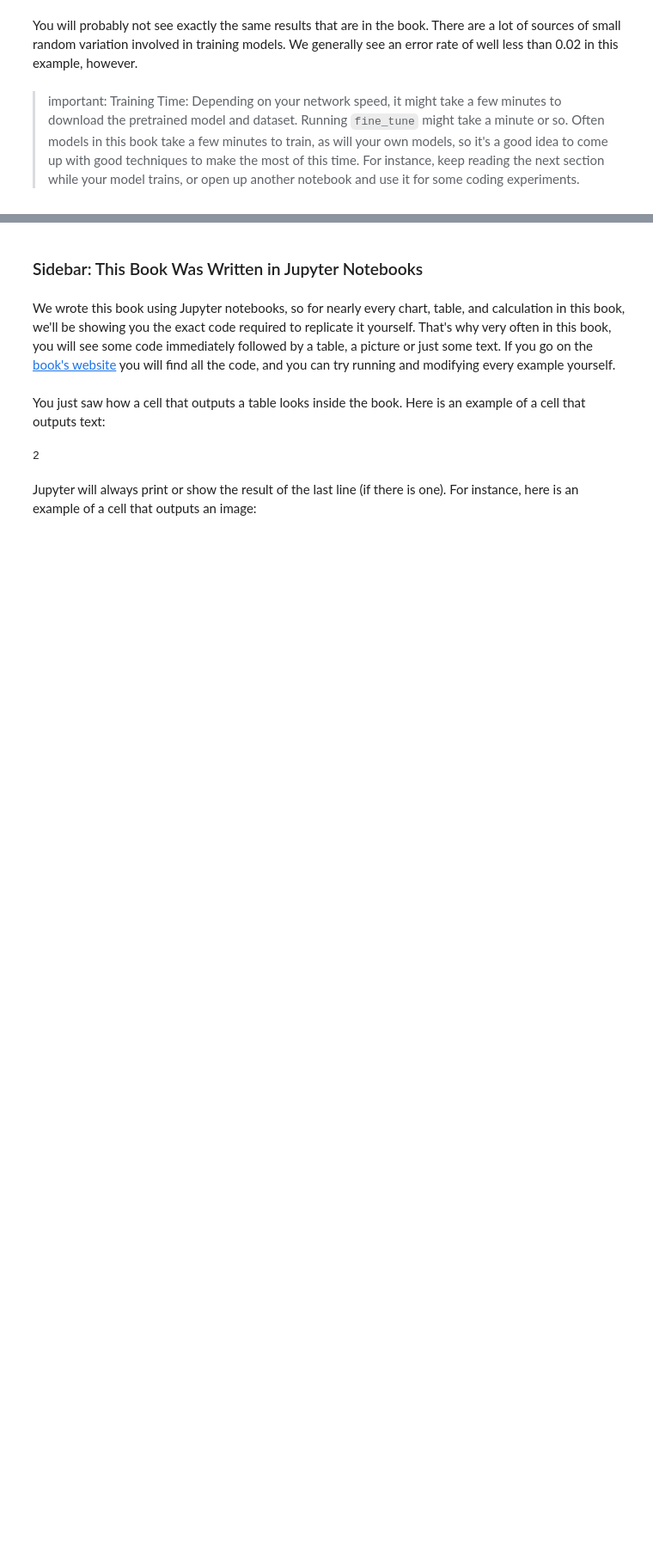
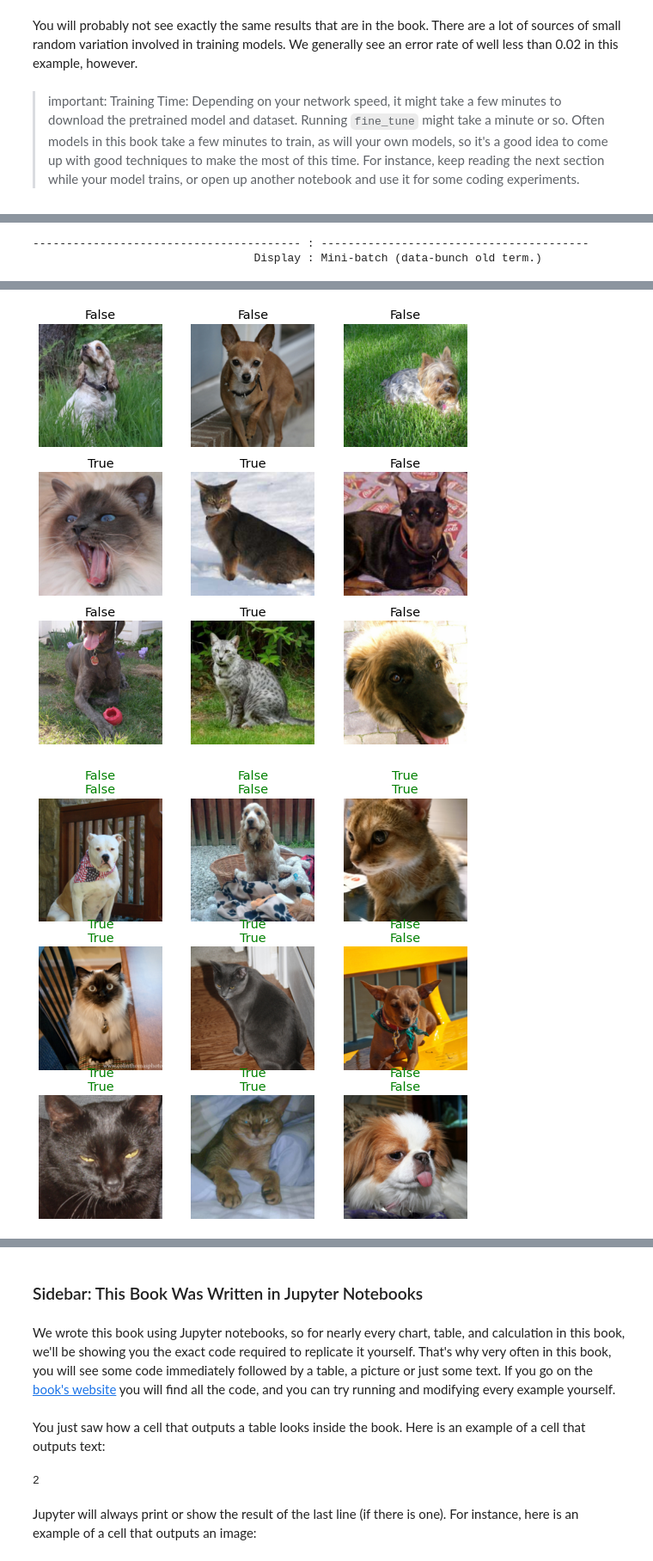
Before and after one commit to duchaba/fastbook, a Jupyter notebook: fastaibook_01_intro_d0hz.ipynb, the cells around one changed output, grey strips where cells are left out. Shown at 86% size. Saved outputs shown, nothing was run; the diff lists cells and outputs as text; code cells hidden in the pictures; blank space fills up the shorter version.

```diff
--- a/fastaibook_01_intro_d0hz.ipynb
+++ b/fastaibook_01_intro_d0hz.ipynb
@@ -602,0 +778,4 @@ You will probably not see exactly the same results that are in the book. There a
+# %%
+# dance away, vary the parameters and keep repeating running it
+rocky.dance_two_steps_img_id()
+# %% [output]
@@ -602,0 +797,2 @@ You will probably not see exactly the same results that are in the book. There a
+---------------------------------------- : ----------------------------------------
+                                 Display : Mini-batch (data-bunch old term.)
@@ -602,0 +800,2 @@ You will probably not see exactly the same results that are in the book. There a
+[figure, added]
+[figure, added]
```
Also changed, not shown: parts of 46 cells of this notebook.
